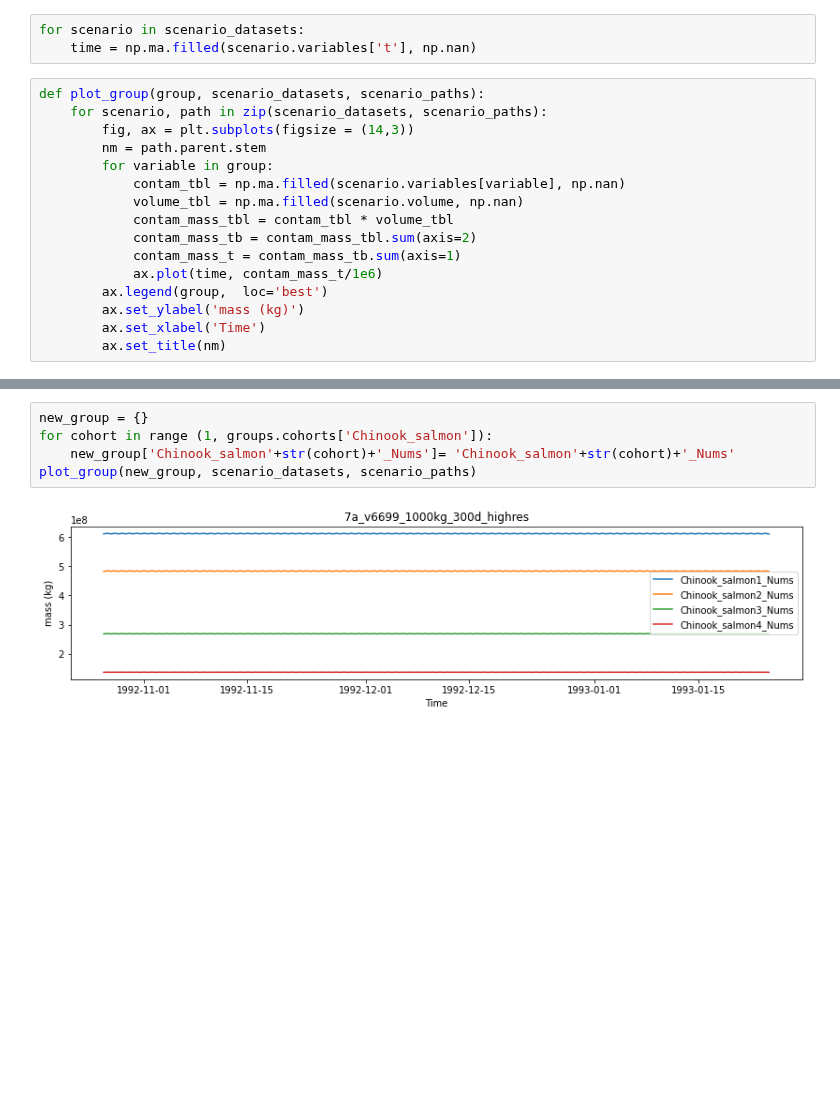
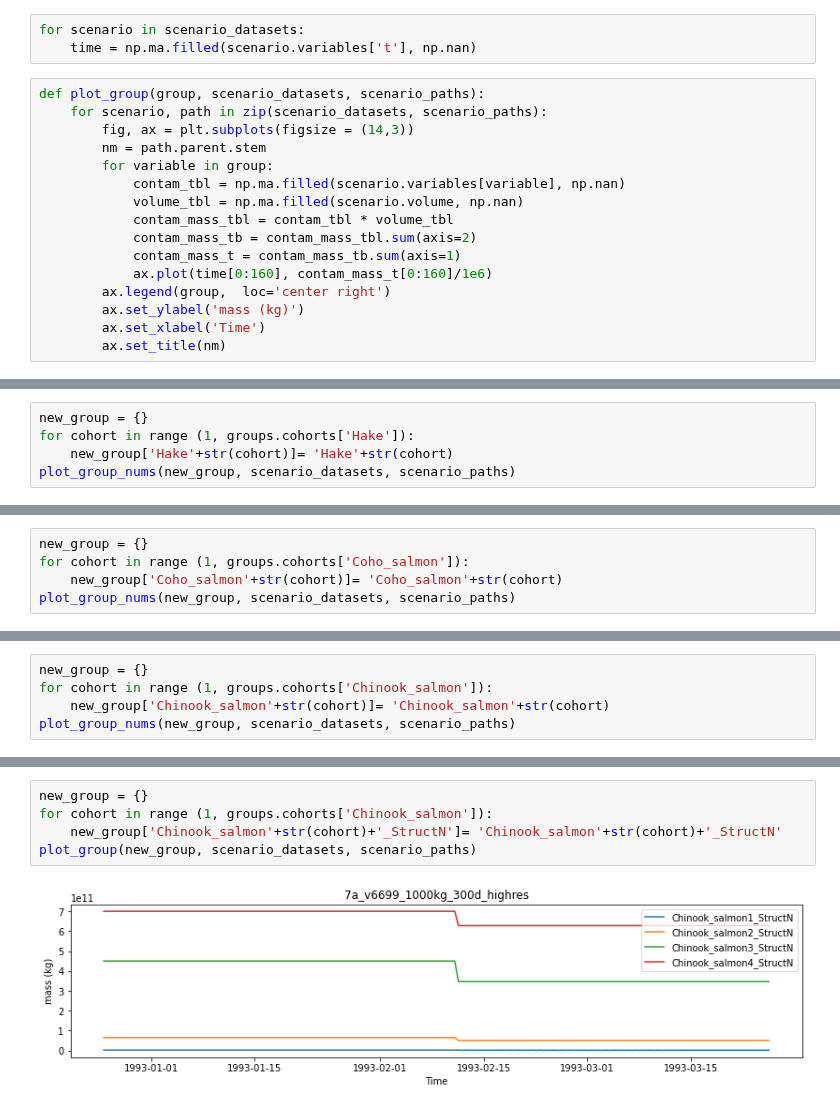
Before and after one commit to SS-Atlantis/analysis-raisha, a Jupyter notebook: notebooks/SSAM-debug-age-structured.ipynb, the cells around one changed output, grey strips where cells are left out. Saved outputs shown, nothing was run; the diff lists cells and outputs as text; blank space fills up the shorter version.

```diff
--- a/notebooks/SSAM-debug-age-structured.ipynb
+++ b/notebooks/SSAM-debug-age-structured.ipynb
@@ -66,8 +66,8 @@ def plot_group(group, scenario_datasets, scenario_paths):
             contam_mass_tbl = contam_tbl * volume_tbl
             contam_mass_tb = contam_mass_tbl.sum(axis=2)
             contam_mass_t = contam_mass_tb.sum(axis=1)
-            ax.plot(time, contam_mass_t/1e6)
-        ax.legend(group,  loc='best')
+            ax.plot(time[0:160], contam_mass_t[0:160]/1e6)
+        ax.legend(group,  loc='center right')
         ax.set_ylabel('mass (kg)')
         ax.set_xlabel('Time')
         ax.set_title(nm)
@@ -95,0 +110,5 @@ plot_group(new_group, scenario_datasets, scenario_paths)
+# %%
+new_group = {}
+for cohort in range (1, groups.cohorts['Hake']):
+    new_group['Hake'+str(cohort)]= 'Hake'+str(cohort)
+plot_group_nums(new_group, scenario_datasets, scenario_paths)
@@ -109,0 +131,5 @@ plot_group(new_group, scenario_datasets, scenario_paths)
+# %%
+new_group = {}
+for cohort in range (1, groups.cohorts['Coho_salmon']):
+    new_group['Coho_salmon'+str(cohort)]= 'Coho_salmon'+str(cohort)
+plot_group_nums(new_group, scenario_datasets, scenario_paths)
@@ -116,0 +145,5 @@ plot_group(new_group, scenario_datasets, scenario_paths)
+# %%
+new_group = {}
+for cohort in range (1, groups.cohorts['Chinook_salmon']):
+    new_group['Chinook_salmon'+str(cohort)]= 'Chinook_salmon'+str(cohort)
+plot_group_nums(new_group, scenario_datasets, scenario_paths)
@@ -117,7 +152,7 @@ plot_group(new_group, scenario_datasets, scenario_paths)
 # %%
 new_group = {}
 for cohort in range (1, groups.cohorts['Chinook_salmon']):
-    new_group['Chinook_salmon'+str(cohort)+'_Nums']= 'Chinook_salmon'+str(cohort)+'_Nums'
+    new_group['Chinook_salmon'+str(cohort)+'_StructN']= 'Chinook_salmon'+str(cohort)+'_StructN'
 plot_group(new_group, scenario_datasets, scenario_paths)
 # %% [output]
-[figure, old version]
+[figure, new version]
```
Also changed, not shown: parts of 28 cells of this notebook.
